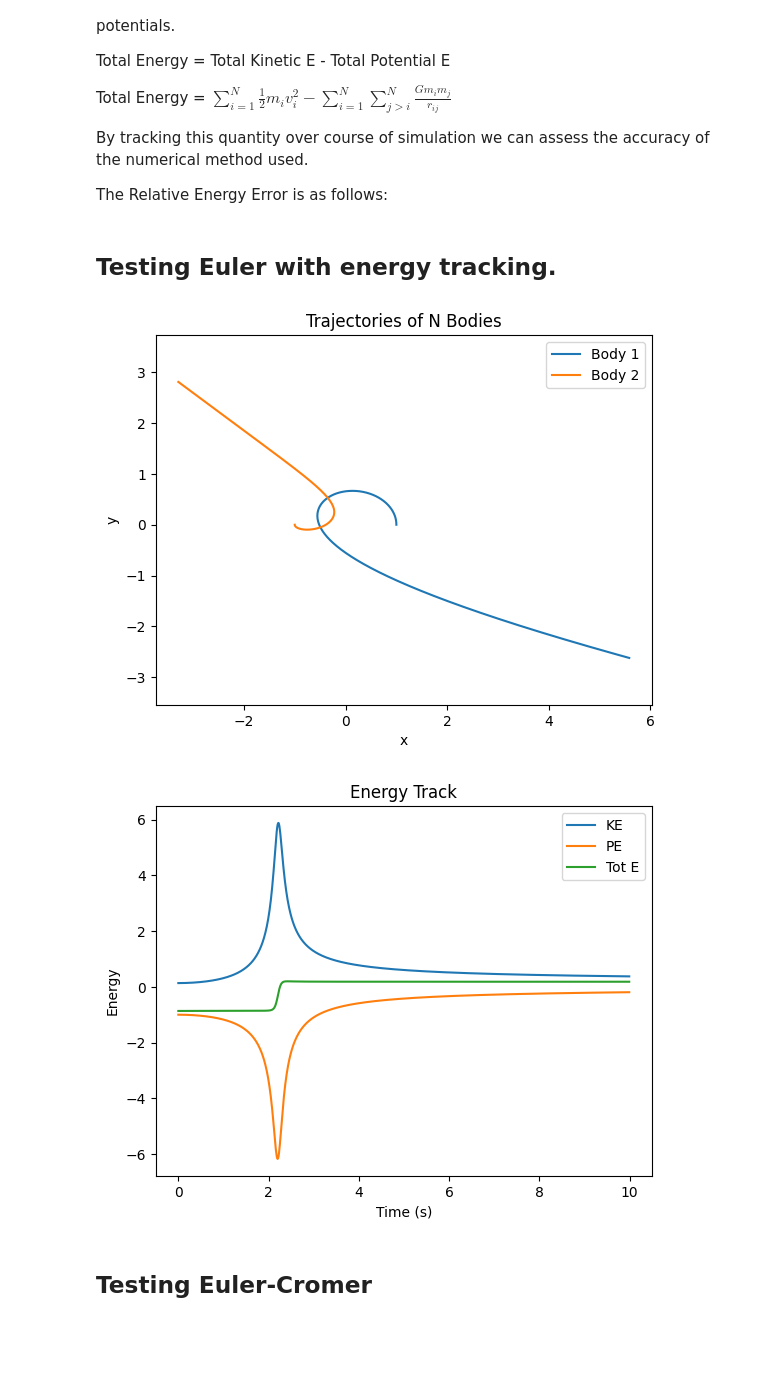
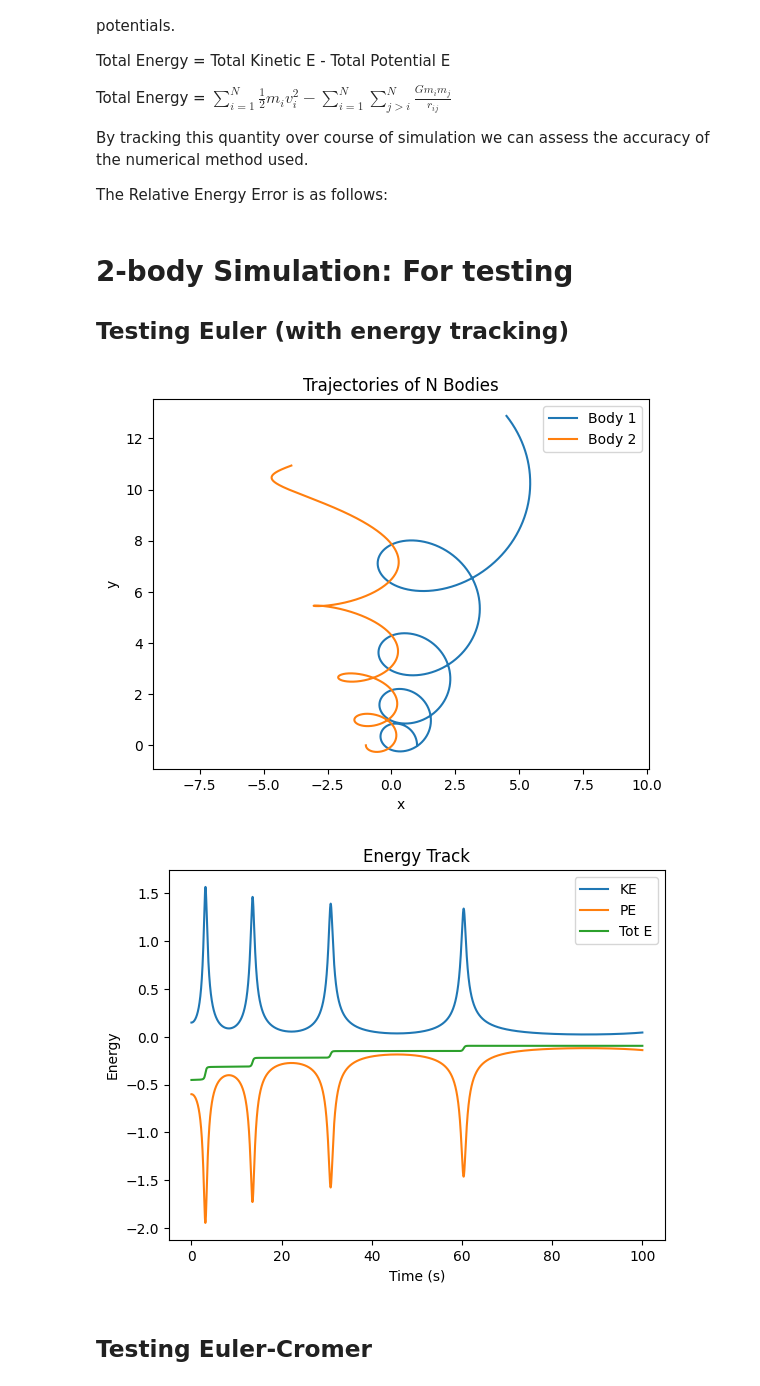
Before and after one commit to OliverPearce5/N-body_sim, a Jupyter notebook: nbody.ipynb, the cells around one changed output. Saved outputs shown, nothing was run; the diff lists cells and outputs as text; code cells hidden in the pictures; blank space fills up the shorter version.

Commit message:
Troubleshooting with energy tracker.

```diff
--- a/nbody.ipynb
+++ b/nbody.ipynb
@@ -148,12 +148,21 @@ class System:
 
     def simulation_euler_cromer(self, n_steps: int, dt: float) -> list:
         trajectory = [self.x.copy()]
+        KE_track = []
+        PE_track = []
+        TE_track = []
 
         for i in range(n_steps):
             self.update_params_euler_cromer(dt)
             # this computes forces and updates parameters
             trajectory.append(self.x.copy())
-        return trajectory
+
+            KE, PE, total_energy = self.energy_error()
+            KE_track.append(KE)
+            PE_track.append(PE)
+            TE_track.append(total_energy)
+
+        return trajectory, KE_track, PE_track, TE_track
 # %% [markdown]
 **Relative Energy Error**:
 
@@ -189,46 +198,50 @@ The Relative Energy Error is as follows:
 # plt.legend()
 # plt.show()
 # %% [markdown]
-## Testing Euler with energy tracking.
+# 2-body Simulation: For testing
+
+## Testing Euler (with energy tracking)
 # %%
 # 2 body to test EULER
 %matplotlib inline
 G = 1 # since we are using masses, positions of order 1, use natural units
 num_objects = 2
 initial_positions = np.array([[1, 0, 0], [-1, 0, 0]], dtype=float)
-initial_velocities = np.array([[0, 0.5, 0], [0, -0.1, 0]], dtype=float)
-masses = np.array([1.0, 2.0])
+initial_velocities = np.array([[0, 0.5, 0], [0, -0.2, 0]], dtype=float)
+masses = np.array([1.0, 1.2])
 dt = 0.01
-n_steps = 1000
+n_steps = 10000
 
 system = System(num_objects = num_objects, x=initial_positions, v=initial_velocities, m=masses, G=G, softening=1e-5)
 trajectory, KE_track, PE_track, TE_track = system.simulation_euler(n_steps = n_steps , dt=dt)
 trajectory = np.array(trajectory)
 
+plt.figure()
 for i in range(num_objects):
     plt.plot(trajectory[:, i, 0], trajectory[:, i, 1], label=f'Body {i+1}')
     # trajectory is array with [time steps, index of body, spatial dimension]
     # so plotting all time steps for given body in x, then y
 plt.xlabel('x')
 plt.ylabel('y')
 plt.title('Trajectories of N Bodies')
 plt.axis('equal')
 plt.legend()
 plt.show()
 
 # Energy Tracking:
 time_steps = np.arange(len(KE_track)) * dt # Gets a time axis
+plt.figure()
 plt.plot(time_steps, KE_track, label='KE')
 plt.plot(time_steps, PE_track, label='PE')
 plt.plot(time_steps, TE_track, label='Tot E')
 plt.xlabel('Time (s)')
 plt.ylabel('Energy')
 plt.title('Energy Track')
 plt.legend()
 plt.show()
 # %% [output]
-[figure, old version]
+[figure, new version]
-[figure, old version]
+[figure, new version]
 # %% [markdown]
 ## Testing Euler-Cromer
 # %%
```
Also changed, not shown: parts of 4 cells of this notebook.
